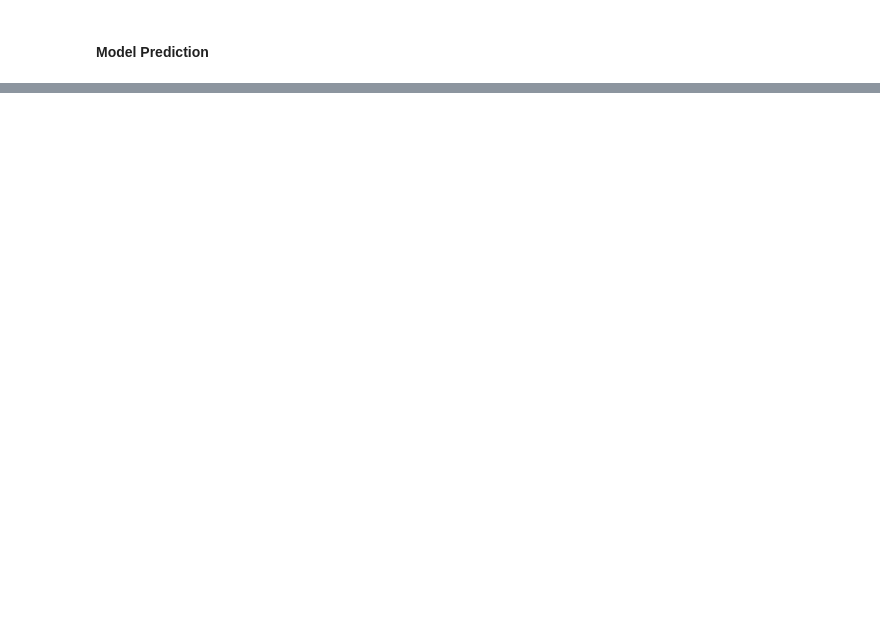
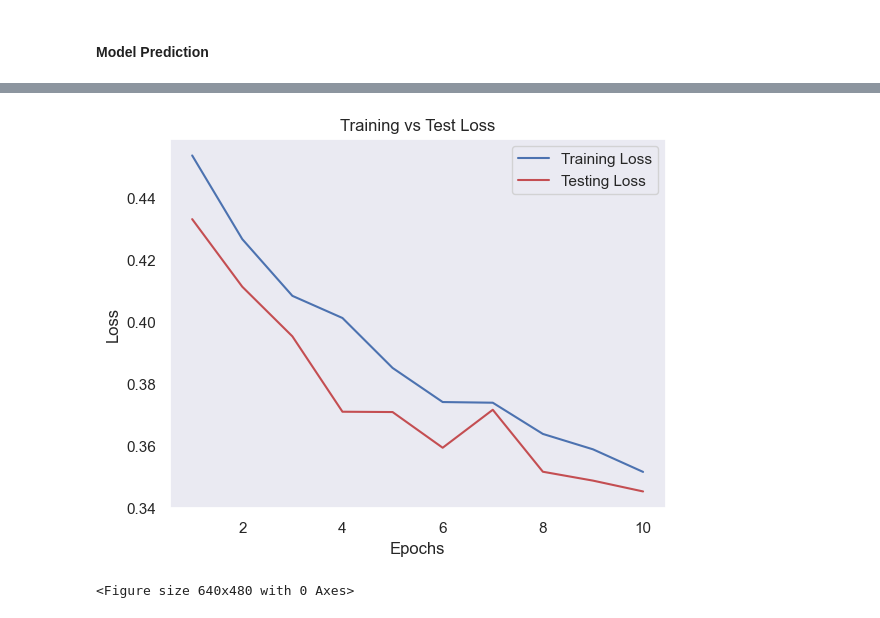
Before and after one commit to JacobJ215/Airline-Sentiment-Analysis, a Jupyter notebook: notebooks/sentiment_analysis.ipynb, the cells around one changed output, grey strips where cells are left out. Cells and saved outputs as stored; diff of their text form; code cells hidden in the pictures; blank space fills up the shorter version.

Commit message:
completed model experimentation

```diff
--- a/notebooks/sentiment_analysis.ipynb
+++ b/notebooks/sentiment_analysis.ipynb
@@ -358,0 +431,16 @@ flow hard keeping making positive smoothly sure thing usairways work
+# %%
+# Compile model
+model.compile(loss="categorical_crossentropy", optimizer="adam", metrics=['accuracy', AUC()])
+# %%
+# One hot encode labels
+y = to_categorical(labels, num_classes=2)
+
+# Split data
+X_train, X_test, y_train, y_test = train_test_split(X, y, random_state=42)
+# %%
+# Train the model
+history = model.fit(X_train,
+                    y_train,
+                    validation_data=(X_test, y_test),
+                    epochs=10,
+                    batch_size=32)
@@ -358,0 +477,18 @@ flow hard keeping making positive smoothly sure thing usairways work
+# %%
+# Plot loss and metrics
+epochs = range(1, len(history.history['loss']) + 1)
+def plot_metric(epochs, train_metric, val_metric, metric_name):
+    plt.plot(epochs, train_metric, 'b', label=f'Training {metric_name}')
+    plt.plot(epochs, val_metric, 'r', label=f'Testing {metric_name}')
+    plt.title(f'Training vs Test {metric_name}')
+    plt.xlabel("Epochs")
+    plt.ylabel(metric_name)
+    plt.legend()
+    plt.grid(False)
+    plt.show()
+# %%
+plot_metric(epochs, history.history['loss'], history.history['val_loss'], 'Loss')
+plt.savefig('../images/model_loss.png')
+# %% [output]
+[figure, added]
+<Figure size 640x480 with 0 Axes>
```
Also changed, not shown: parts of 34 cells of this notebook, 10 other files.
